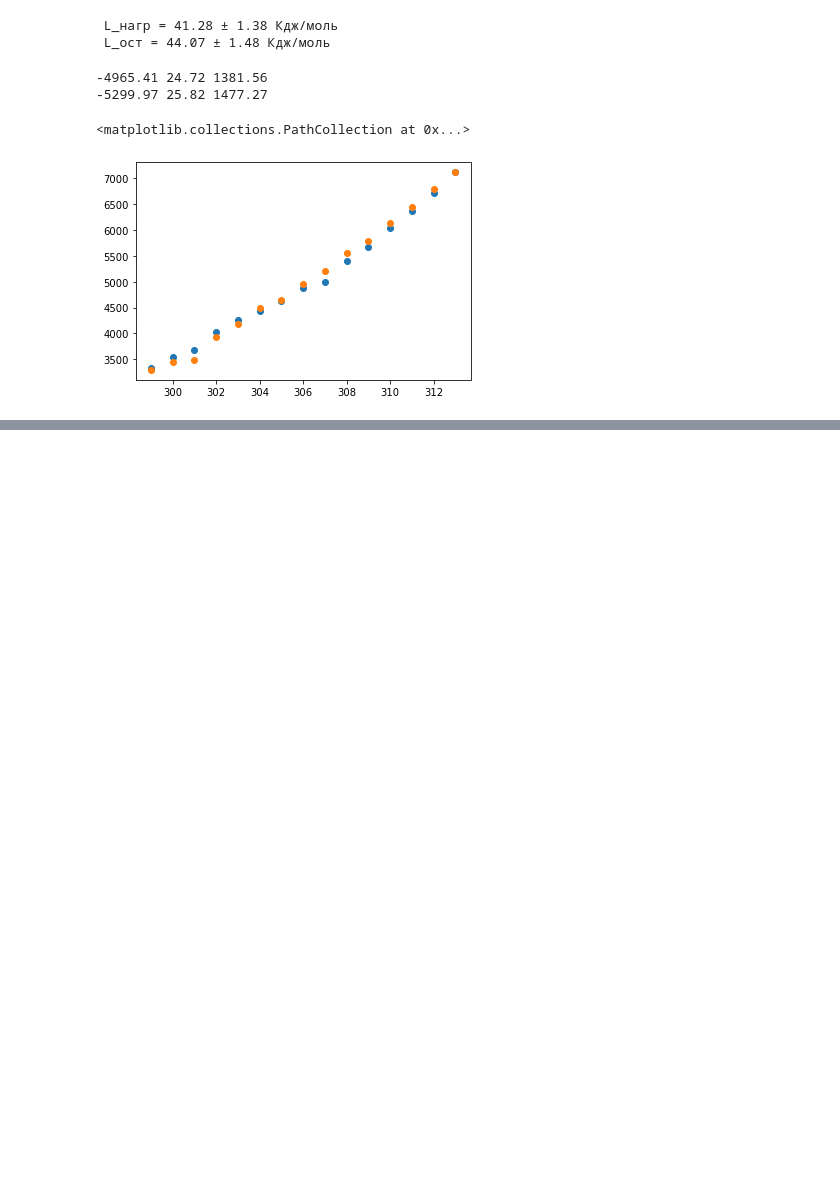
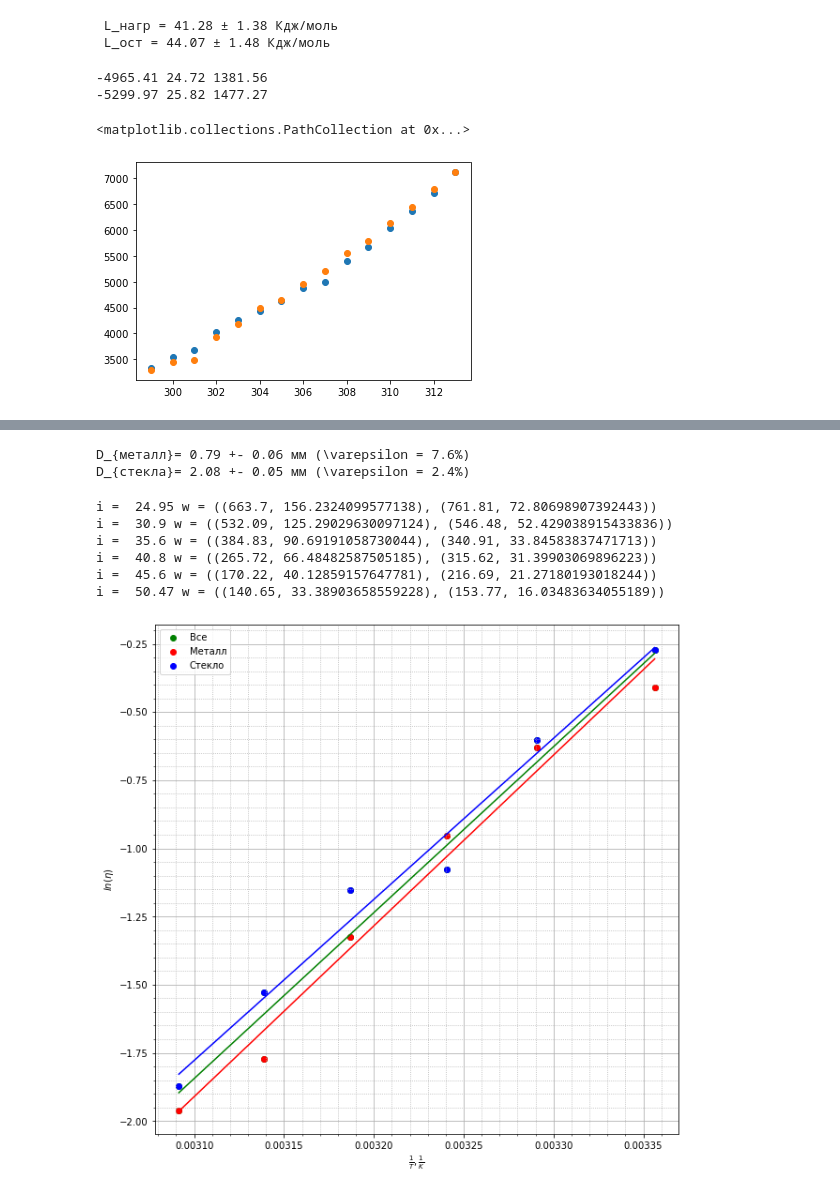
Before and after one commit to Viterfull/oip, a Jupyter notebook: f.ipynb, the cells around one changed output, grey strips where cells are left out. Saved outputs shown, nothing was run; the diff lists cells and outputs as text; code cells hidden in the pictures; blank space fills up the shorter version.

```diff
--- a/f.ipynb
+++ b/f.ipynb
@@ -324,0 +359,15 @@ plt.scatter(x, p[1])
+# %%
+def rpho_gl(t):
+    '''
+        плотность глицирина от температуры
+    '''
+    return round(fx(t, -0.0005, 1.27), 4)
+
+# x = [20, 40]
+# rpho = [1.26, 1.25]
+# k = MNK(x, rpho)
+# k = k[:2]
+# k[0] = round(k[0], 4)
+# k[1] = round(k[1], 2)
+# print(k[0], k[1])
+# plt.plot([15, 55], [fx(15, k[0], k[1]), fx(55, k[0], k[1])])
@@ -324,0 +472,6 @@ plt.scatter(x, p[1])
+# %%
+print (f'D_', '{металл}', f'= {sm} +- {dm} мм (\\varepsilon = {dm/sm*100:.1f}%)', sep = '')
+print (f'D_', '{стекла}', f'= {sc} +- {dc} мм (\\varepsilon = {dc/sc*100:.1f}%)', sep = '')
+# %% [output]
+D_{металл}= 0.79 +- 0.06 мм (\varepsilon = 7.6%)
+D_{стекла}= 2.08 +- 0.05 мм (\varepsilon = 2.4%)
@@ -324,0 +510,35 @@ plt.scatter(x, p[1])
+# %%
+wy = {}
+for i in list(T.keys()):
+    #print(i, wyas(i)[0], wyas(i)[1])
+    print ('i = ', i, 'w =', wyas(i))
+    wy[i+273] = wyas(i)
+# %% [output]
+i =  24.95 w = ((663.7, 156.2324099577138), (761.81, 72.80698907392443))
+i =  30.9 w = ((532.09, 125.29029630097124), (546.48, 52.429038915433836))
+i =  35.6 w = ((384.83, 90.69191058730044), (340.91, 33.84583837471713))
+i =  40.8 w = ((265.72, 66.48482587505185), (315.62, 31.39903069896223))
+i =  45.6 w = ((170.22, 40.12859157647781), (216.69, 21.27180193018244))
+i =  50.47 w = ((140.65, 33.38903658559228), (153.77, 16.03483634055189))
+# %%
+x = [1/(i+273) for i in T.keys()]
+y1 = [math.log(wy[i][0][0]/1000) for i in wy]
+y2 = [math.log(wy[i][1][0]/1000) for i in wy]
+# %%
+_, fig = plt.subplots(figsize=(10, 10))
+k1 = []
+k1.append( MNK(x*2, y1 + y2, fig, color = 'g', lab = 'Все'))
+k1.append( MNK(x, y1, fig, color = 'r', lab = 'Металл'))
+k1.append( MNK(x, y2, fig, color = 'b', lab = 'Стекло'))
+# fig.figure(figsize=(10, 10))
+fig.set_ylabel("$ln(\\eta)$")
+fig.set_xlabel("$\\frac{1}{T}, \\frac{1}{K}$")
+fig.minorticks_on()
+fig.grid(which='major')
+fig.grid(which='minor', linestyle=':')
+
+fig.legend(fontsize = 10)
+plt.savefig('saved_figure.png')
+plt.show()
+# %% [output]
+[figure, added]
```
Also changed, not shown: parts of 22 cells of this notebook.
